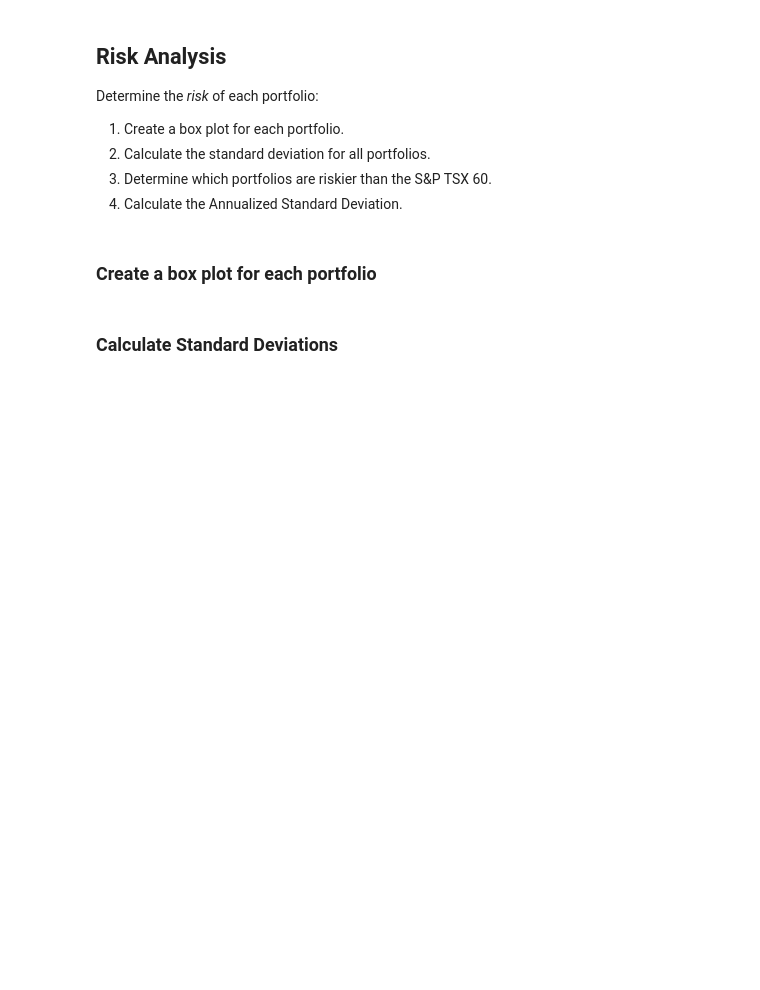
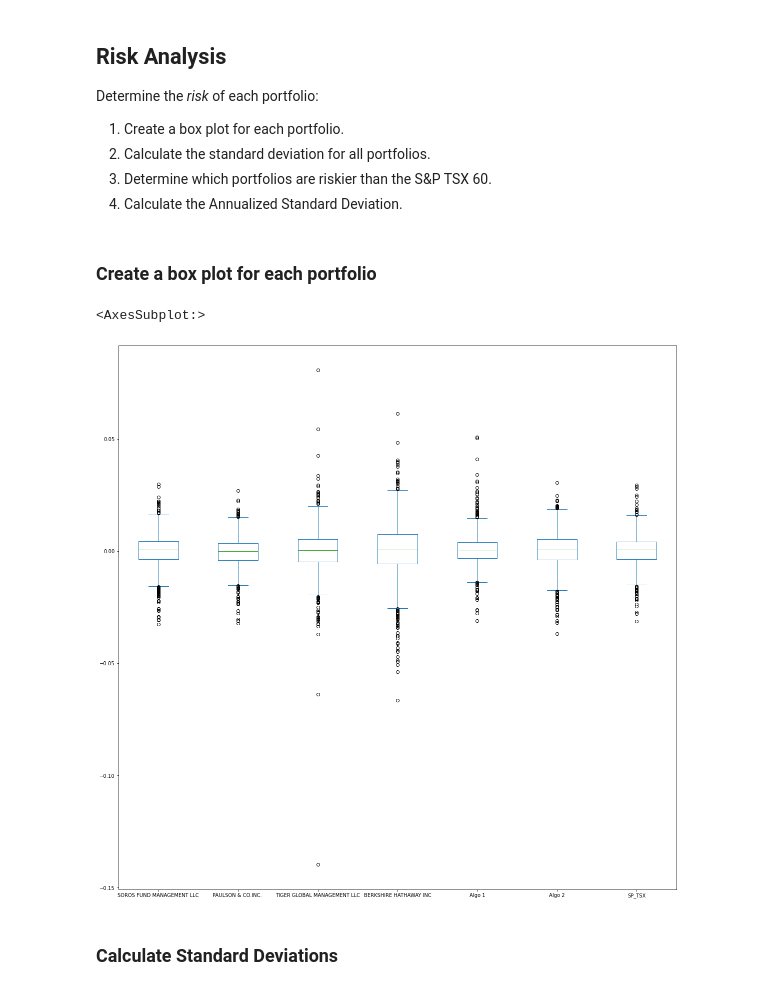
Before and after one commit to nagpalmanpreet/whale-analysis, a Jupyter notebook: whale_analysis.ipynb, the cells around one changed output. Cells and saved outputs as stored; diff of their text form; code cells hidden in the pictures; blank space fills up the shorter version.

```diff
--- a/whale_analysis.ipynb
+++ b/whale_analysis.ipynb
@@ -240,6 +240,10 @@ Determine the _risk_ of each portfolio:
 ### Create a box plot for each portfolio
 # %%
 # Box plot to visually show risk
+concatenated_df.plot.box(figsize=(20,20))
+# %% [output]
+<AxesSubplot:>
+[figure, added]
 # %% [markdown]
 ### Calculate Standard Deviations
 # %%
```
Also changed, not shown: parts of 5 cells of this notebook.
